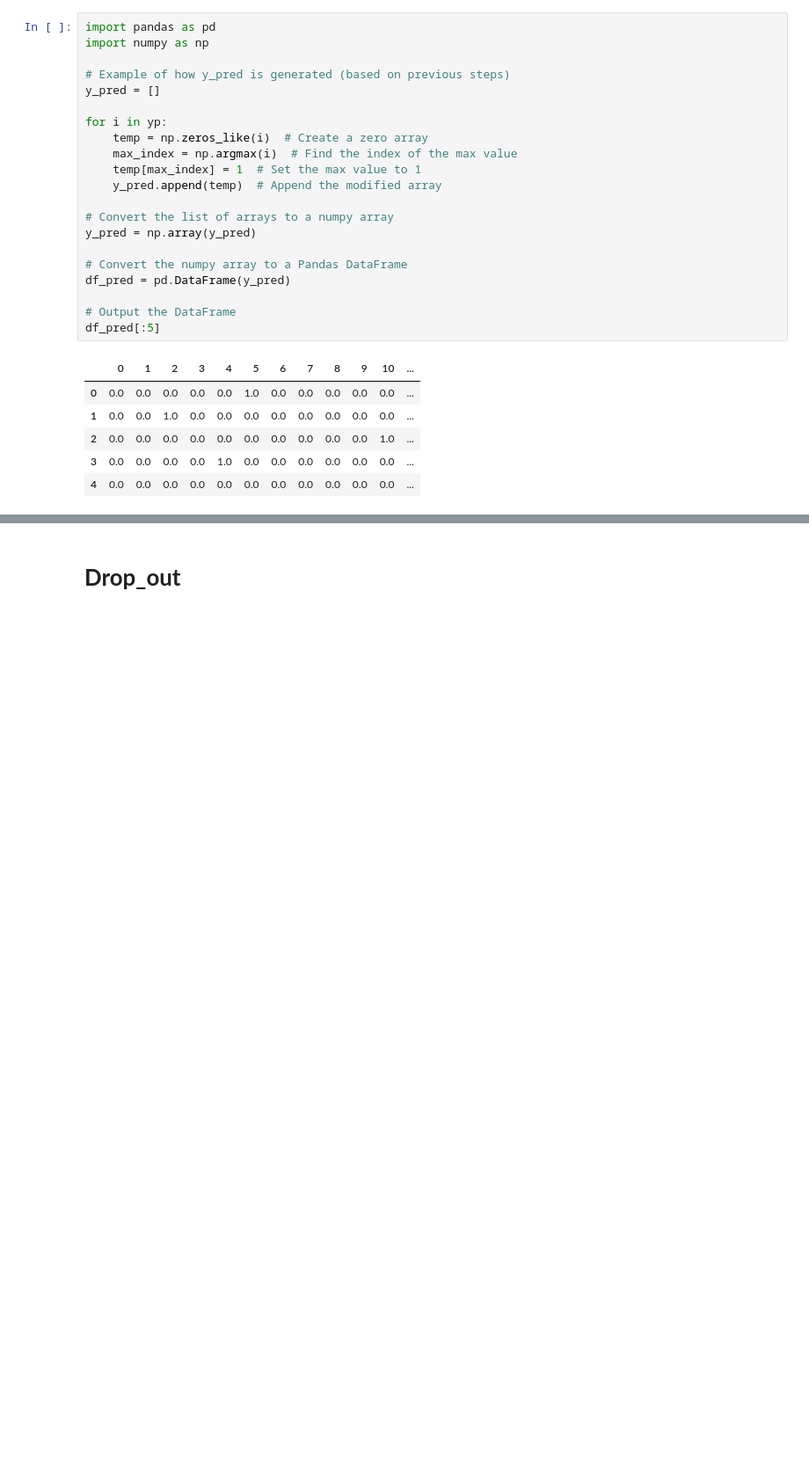
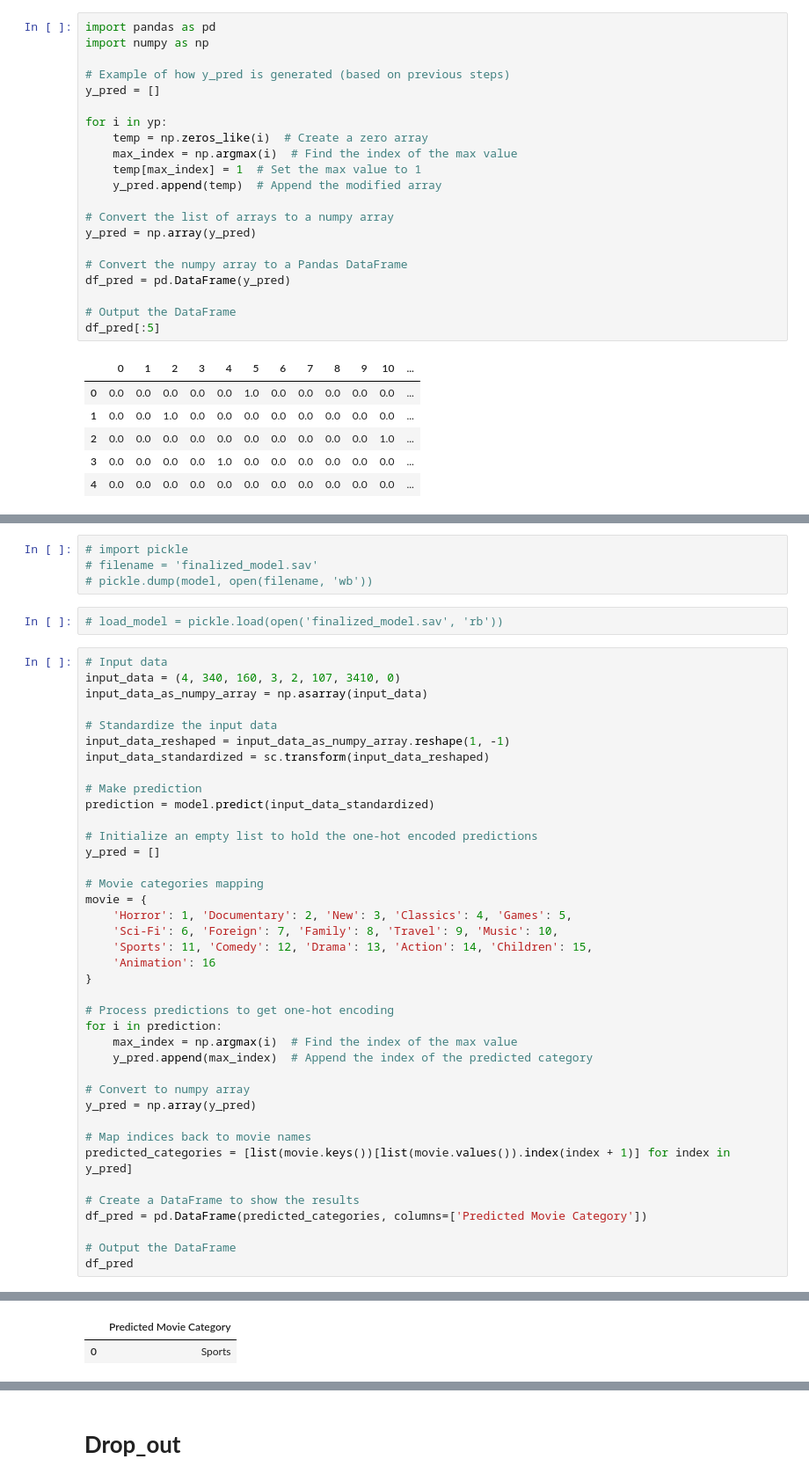
Before and after one commit to rajanpandi/dvd_data, a Jupyter notebook: final_proj_classification(95).ipynb, the cells around one changed output, grey strips where cells are left out. Shown: that part at 88% size. Saved outputs shown, nothing was run; the diff lists cells and outputs as text; blank space fills up the shorter version.

```diff
--- a/final_proj_classification(95).ipynb
+++ b/final_proj_classification(95).ipynb
@@ -254,0 +281,46 @@ accuracy_score(y_test,y_pred)
+# %%
+# import pickle
+# filename = 'finalized_model.sav'
+# pickle.dump(model, open(filename, 'wb'))
+# %%
+# load_model = pickle.load(open('finalized_model.sav', 'rb'))
+# %%
+# Input data
+input_data = (4, 340, 160, 3, 2, 107, 3410, 0)
+input_data_as_numpy_array = np.asarray(input_data)
+
+# Standardize the input data
+input_data_reshaped = input_data_as_numpy_array.reshape(1, -1)
+input_data_standardized = sc.transform(input_data_reshaped)
+
+# Make prediction
+prediction = model.predict(input_data_standardized)
+
+# Initialize an empty list to hold the one-hot encoded predictions
+y_pred = []
+
+# Movie categories mapping
+movie = {
+    'Horror': 1, 'Documentary': 2, 'New': 3, 'Classics': 4, 'Games': 5,
+    'Sci-Fi': 6, 'Foreign': 7, 'Family': 8, 'Travel': 9, 'Music': 10,
+    'Sports': 11, 'Comedy': 12, 'Drama': 13, 'Action': 14, 'Children': 15,
+    'Animation': 16
+}
+
+# Process predictions to get one-hot encoding
+for i in prediction:
+    max_index = np.argmax(i)  # Find the index of the max value
+    y_pred.append(max_index)  # Append the index of the predicted category
+
+# Convert to numpy array
+y_pred = np.array(y_pred)
+
+# Map indices back to movie names
+predicted_categories = [list(movie.keys())[list(movie.values()).index(index + 1)] for index in y_pred]
+
+# Create a DataFrame to show the results
+df_pred = pd.DataFrame(predicted_categories, columns=['Predicted Movie Category'])
+
+# Output the DataFrame
+df_pred
+# %% [output]
@@ -254,0 +328,2 @@ accuracy_score(y_test,y_pred)
+|  | Predicted Movie Category |
+| 0 | Sports |
```
Also changed, not shown: parts of 21 cells of this notebook.
